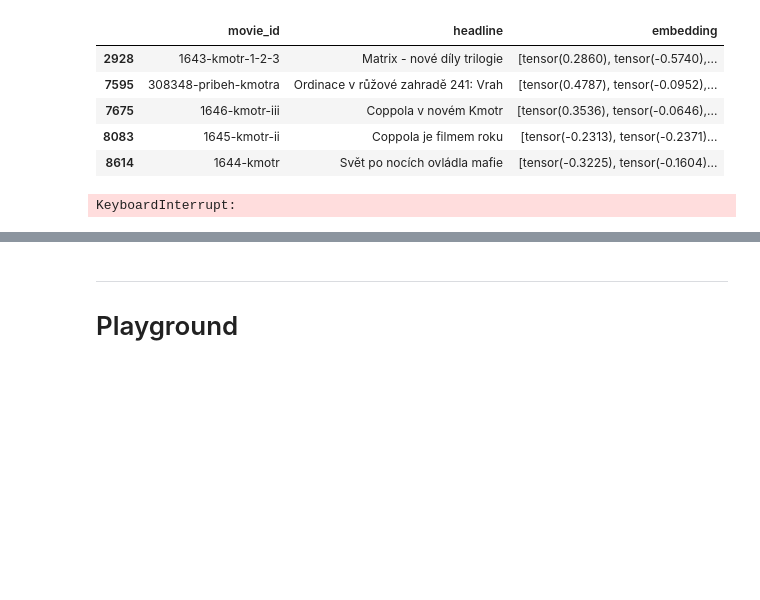
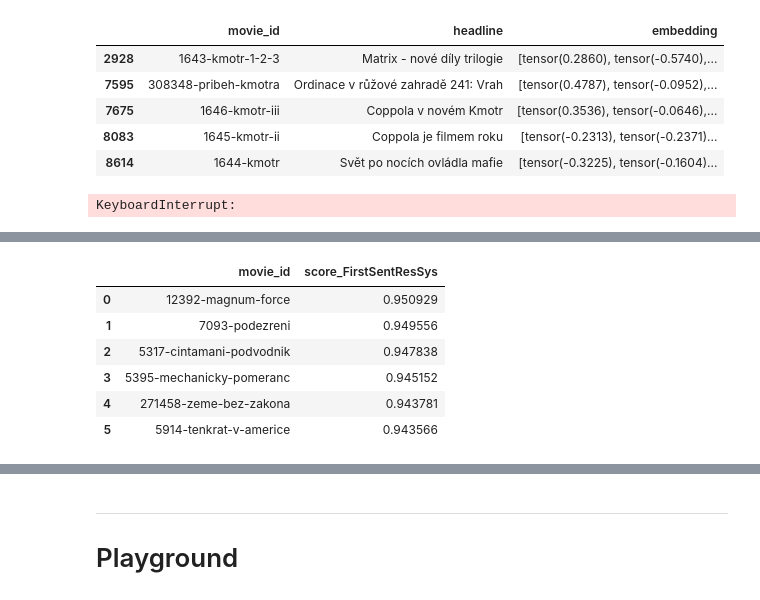
Before and after one commit to prompteus/csfd-movie-recommender, a Jupyter notebook: src/recommend/notebooks/cb_recsystems_AdamBranch.ipynb, the cells around one changed output, grey strips where cells are left out. Saved outputs shown, nothing was run; the diff lists cells and outputs as text; code cells hidden in the pictures; blank space fills up the shorter version.

```diff
--- a/src/recommend/notebooks/cb_recsystems_AdamBranch.ipynb
+++ b/src/recommend/notebooks/cb_recsystems_AdamBranch.ipynb
@@ -289,8 +291,12 @@ class RecSysBase(abc.ABC):
     def __init__(self, movies_df : pd.DataFrame):
         self.movies_df = movies_df
 
+    @property
+    def name(self):
+        return self.__class__.__name__
+
     @abc.abstractmethod
-    def recommend(self, user_history : List[str], n : int = 10, return_df : bool = False) -> Union[List[str], pd.DataFrame]:
+    def recommend(self, user_history : List[str], n : int = None) -> pd.DataFrame:
         """
         Generates recommendations based on user's history of rated movies.
 
@@ -301,34 +307,33 @@ class RecSysBase(abc.ABC):
 
         n : int
             The number of recommendations to return.
+            Default value None returns all movies from database.
 
         Returns
         -------
-        Union[List[str], pd.DataFrame]
-            By default returns a list of strings representeing movie ids.
-            If `return_df` is set to True then a pandas dataframe.
+        pd.DataFrame
+            movie_id ~ movie ID
+            score_<class_name> ~ score of each movie
         """
-        # TODO: do we need `user_history` as List?
-        # use List if: some systems use the order of items (e.g. preference of recent movies)
-        # use Set if: we dont care at all about
-        pass
+        ...
 
     def get_candidate_movies(self, user_history : List[str]) -> pd.DataFrame:
         """Returns a list of candidates by filtering movies a user has already seen."""
-        df = pd.concat([self.movies_df, self._ids2df(user_history)])
+        df = pd.concat([self.movies_df, self._ids2df(user_history, preserve_order=False)])
         # convert to str because drop_duplicates does not work on dfs containing structures
         return df.loc[df.astype(str).drop_duplicates(keep=False).index]
 
-    def _ids2df(self, user_history : List[str]) -> pd.DataFrame:
+    def _ids2df(self, movie_ids : List[str], preserve_order : bool = True) -> pd.DataFrame:
         """For a list of movie ids returns a dataframe compatible with `self.movies_df`"""
-        mask = self.movies_df['movie_id'].isin(user_history)
-        return self.movies_df.loc[mask]
+        if not preserve_order or len(movie_ids) == 0:
+            # faster variant but sorted as in self.movies_df
+            mask = self.movies_df['movie_id'].isin(movie_ids)
+            return self.movies_df.loc[mask]
 
-
-    def get_description_with_id(self, movie_id : str) -> str:
-        """Returns description for movie with provided ID"""
-        #TODO: handle case when no such movie exists
-        return self.movies_df.loc[self.movies_df['movie_id'] == movie_id].description.values[0]
+        df_list = []
+        for mid in movie_ids:
+            df_list.append(self.movies_df[self.movies_df['movie_id'] == mid])
+        return pd.concat(df_list)
 # %% [markdown]
 ## Random recommendations
 # %%
@@ -840,2 +905,14 @@ class HeadlineResSys(EmbedResSys):
+# %%
+rcmnd = HeadlineResSys(movie_db, "../../../data/HeadlineResSys_embeddings.csv")
 # %%
 user_history = ["308348-pribeh-kmotra", "1645-kmotr-ii"]
+# %%
+rcmnd.recommend(user_history, 6)
+# %% [output]
+|  | movie_id | score_FirstSentResSys |
+| 0 | 12392-magnum-force | 0.950929 |
+| 1 | 7093-podezreni | 0.949556 |
+| 2 | 5317-cintamani-podvodnik | 0.947838 |
+| 3 | 5395-mechanicky-pomeranc | 0.945152 |
+| 4 | 271458-zeme-bez-zakona | 0.943781 |
+| 5 | 5914-tenkrat-v-americe | 0.943566 |
```
Also changed, not shown: parts of 25 cells of this notebook.
